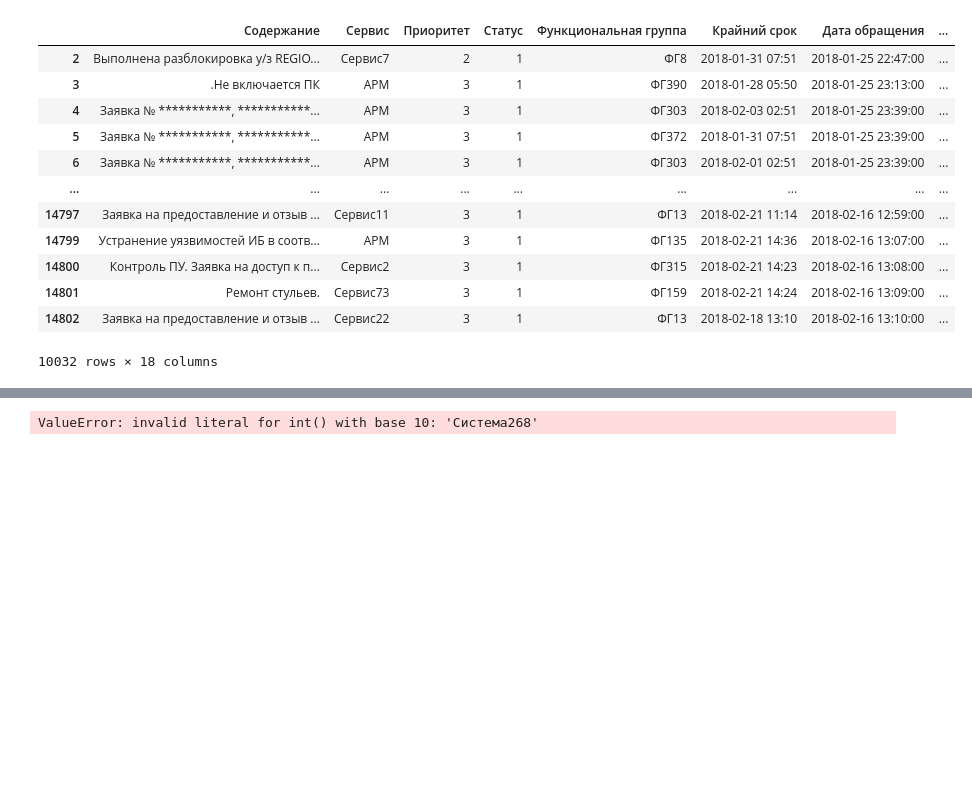
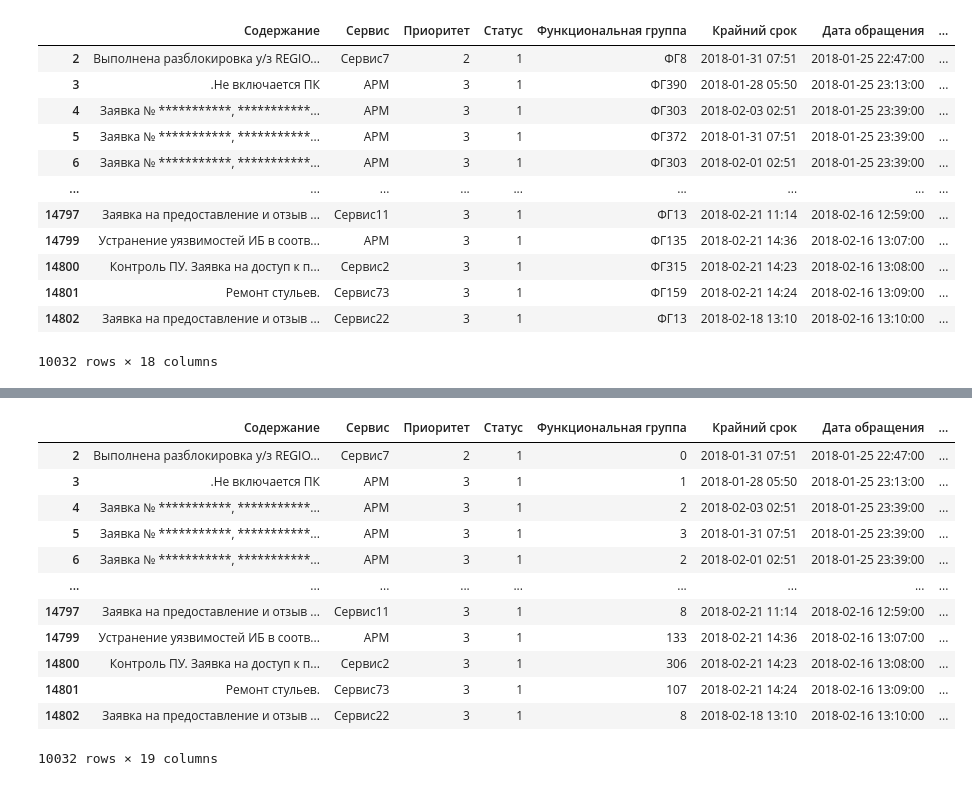
Before and after one commit to zayycev22/user_issue_classifier, a Jupyter notebook: parse.ipynb, the cells around one changed output, grey strips where cells are left out. Drawn from its saved outputs; the diff is of its cells as text; code cells hidden in the pictures; blank space fills up the shorter version.

```diff
--- a/parse.ipynb
+++ b/parse.ipynb
@@ -155,3 +166,10 @@ df
 | 14801 | Ремонт стульев. | Сервис73 | 3 | 1 | ФГ159 | 2018-02-21 14:24 | 2018-02-16 13:09:00 | ... |
 | 14802 | Заявка на предоставление и отзыв ... | Сервис22 | 3 | 1 | ФГ13 | 2018-02-18 13:10 | 2018-02-16 13:10:00 | ... |
 10032 rows × 18 columns
+# %%
+from sklearn.preprocessing import LabelEncoder
+
+label_encoder = LabelEncoder()
+labels = label_encoder.fit_transform(df['Содержание'])
+df['numeric_sod'] = labels
+df
@@ -157,0 +190,7 @@ df
+# %%
+place_l = df['Место'].unique()
+place_d = {}
+for i in range(len(place_l)):
+    place_d[place_l[i]] = i
+df['Место'] = df['Место'].map(place_d)
+df
@@ -158,8 +211,23 @@ df
 # %%
 func_l = df['Функциональная группа'].unique()
-func_d = {j: int(j[2:]) for j in func_l}
-func_d
+func_d = {}
+for i in range(len(func_l)):
+    func_d[func_l[i]] = i
+df['Функциональная группа'] = df['Функциональная группа'].map(func_d)
+df
 # %% [output]
+|  | Содержание | Сервис | Приоритет | Статус | Функциональная группа | Крайний срок | Дата обращения | ... |
+| 2 | Выполнена разблокировка у/з REGIO... | Сервис7 | 2 | 1 | 0 | 2018-01-31 07:51 | 2018-01-25 22:47:00 | ... |
+| 3 | .Не включается ПК | АРМ | 3 | 1 | 1 | 2018-01-28 05:50 | 2018-01-25 23:13:00 | ... |
+| 4 | Заявка № ***********, ***********... | АРМ | 3 | 1 | 2 | 2018-02-03 02:51 | 2018-01-25 23:39:00 | ... |
+| 5 | Заявка № ***********, ***********... | АРМ | 3 | 1 | 3 | 2018-01-31 07:51 | 2018-01-25 23:39:00 | ... |
+| 6 | Заявка № ***********, ***********... | АРМ | 3 | 1 | 2 | 2018-02-01 02:51 | 2018-01-25 23:39:00 | ... |
+| ... | ... | ... | ... | ... | ... | ... | ... | ... |
+| 14797 | Заявка на предоставление и отзыв ... | Сервис11 | 3 | 1 | 8 | 2018-02-21 11:14 | 2018-02-16 12:59:00 | ... |
+| 14799 | Устранение уязвимостей ИБ в соотв... | АРМ | 3 | 1 | 133 | 2018-02-21 14:36 | 2018-02-16 13:07:00 | ... |
+| 14800 | Контроль ПУ. Заявка на доступ к п... | Сервис2 | 3 | 1 | 306 | 2018-02-21 14:23 | 2018-02-16 13:08:00 | ... |
+| 14801 | Ремонт стульев. | Сервис73 | 3 | 1 | 107 | 2018-02-21 14:24 | 2018-02-16 13:09:00 | ... |
+| 14802 | Заявка на предоставление и отзыв ... | Сервис22 | 3 | 1 | 8 | 2018-02-18 13:10 | 2018-02-16 13:10:00 | ... |
-ValueError: invalid literal for int() with base 10: 'Система268'
+10032 rows × 19 columns
 # %%
 df.to_csv("DATA/new_train.csv", index=False)
```
Also changed, not shown: parts of 5 cells of this notebook, 2 other files.
